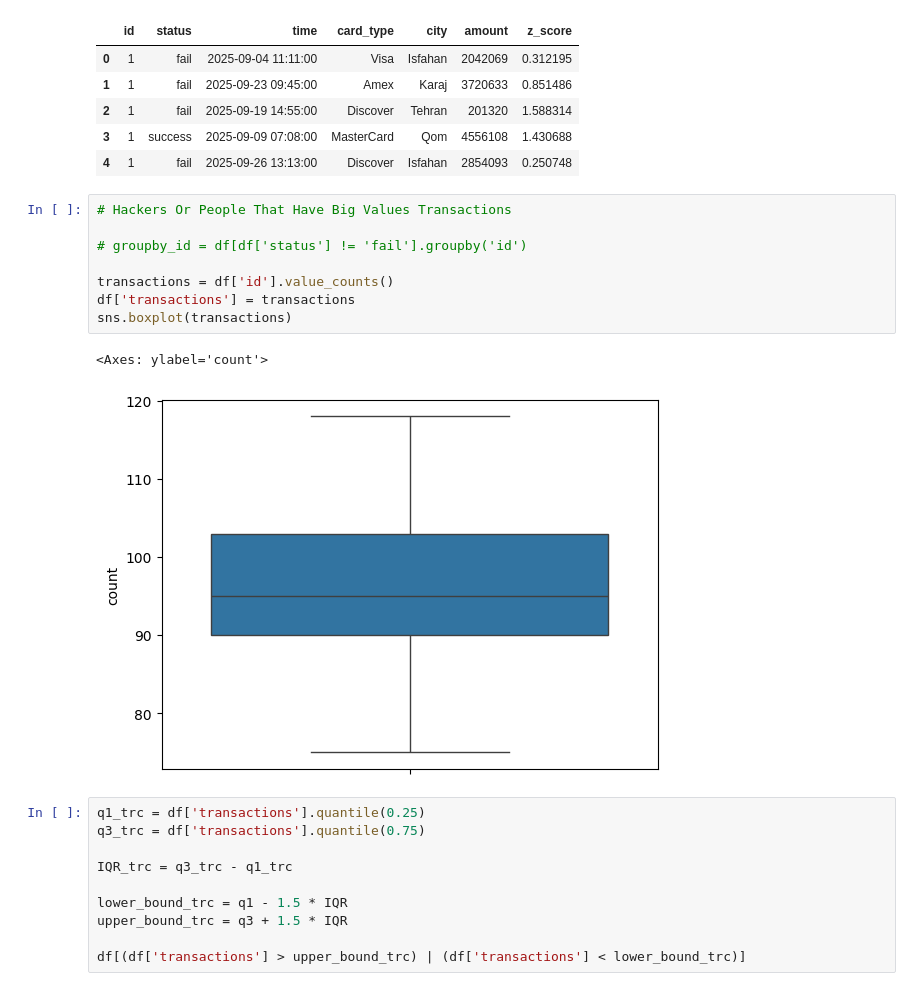
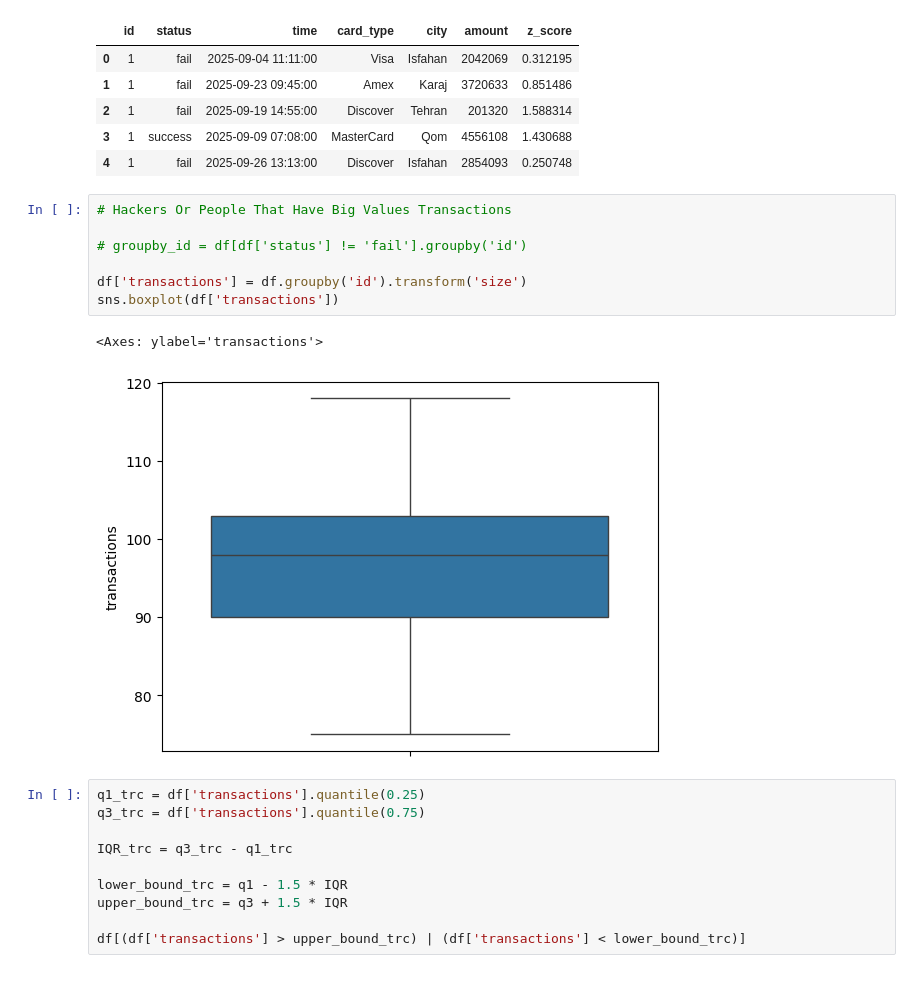
Before and after one commit to MRXLANTERN1390/IranianCustomer_Payment, a Jupyter notebook: NoteBook.ipynb, the cells around one changed output. Drawn from its saved outputs; the diff is of its cells as text.

Commit message:
fixed transaction nan values bug

```diff
--- a/NoteBook.ipynb
+++ b/NoteBook.ipynb
@@ -247,14 +247,13 @@ df.head()
 # %%
 # Hackers Or People That Have Big Values Transactions
 
 # groupby_id = df[df['status'] != 'fail'].groupby('id')
 
-transactions = df['id'].value_counts()
-df['transactions'] = transactions
-sns.boxplot(transactions)
+df['transactions'] = df.groupby('id').transform('size')
+sns.boxplot(df['transactions'])
 # %% [output]
-<Axes: ylabel='count'>
+<Axes: ylabel='transactions'>
-[figure, old version]
+[figure, new version]
 # %%
 q1_trc = df['transactions'].quantile(0.25)
 q3_trc = df['transactions'].quantile(0.75)
```
Also changed, not shown: parts of 2 cells of this notebook.
